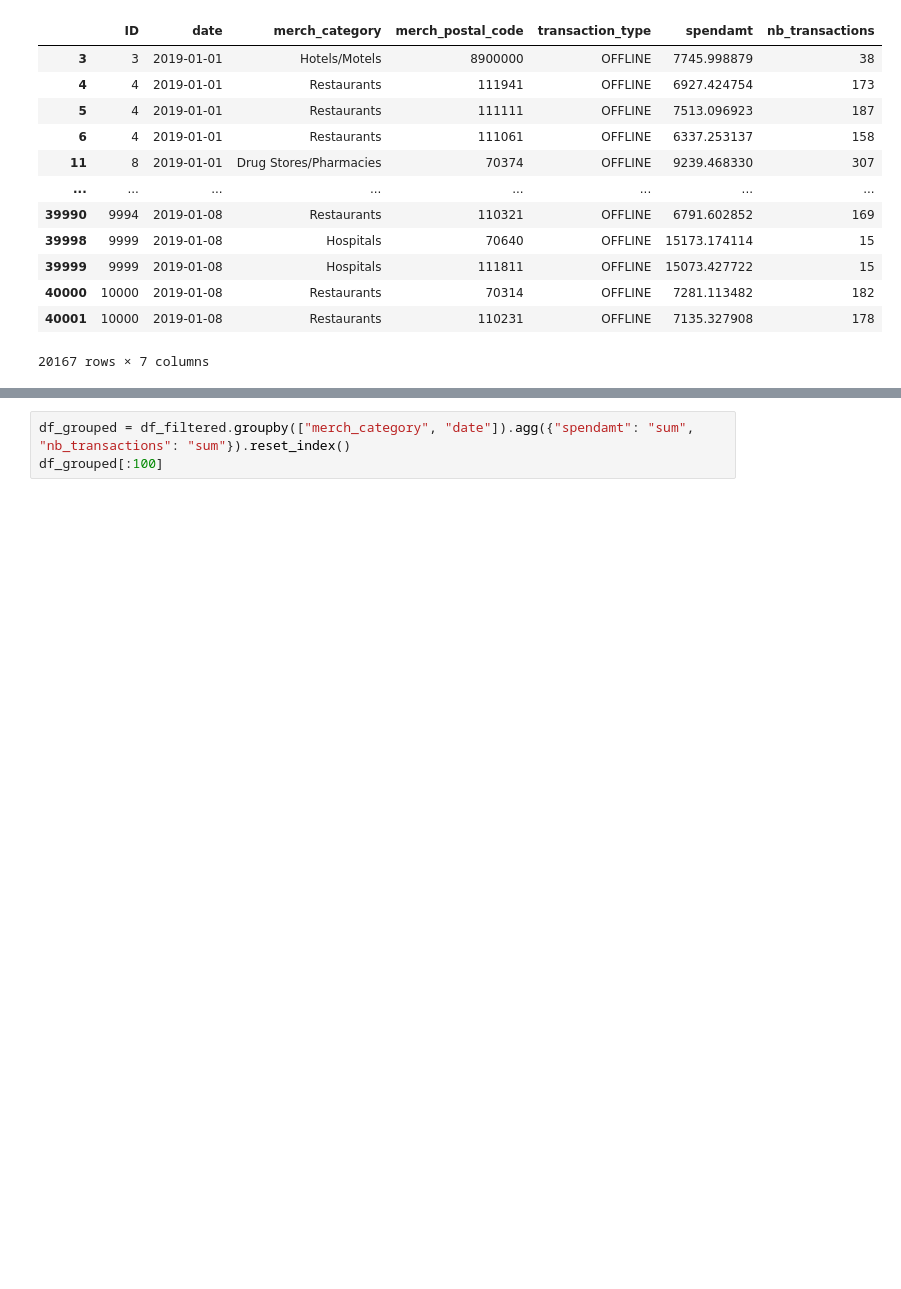
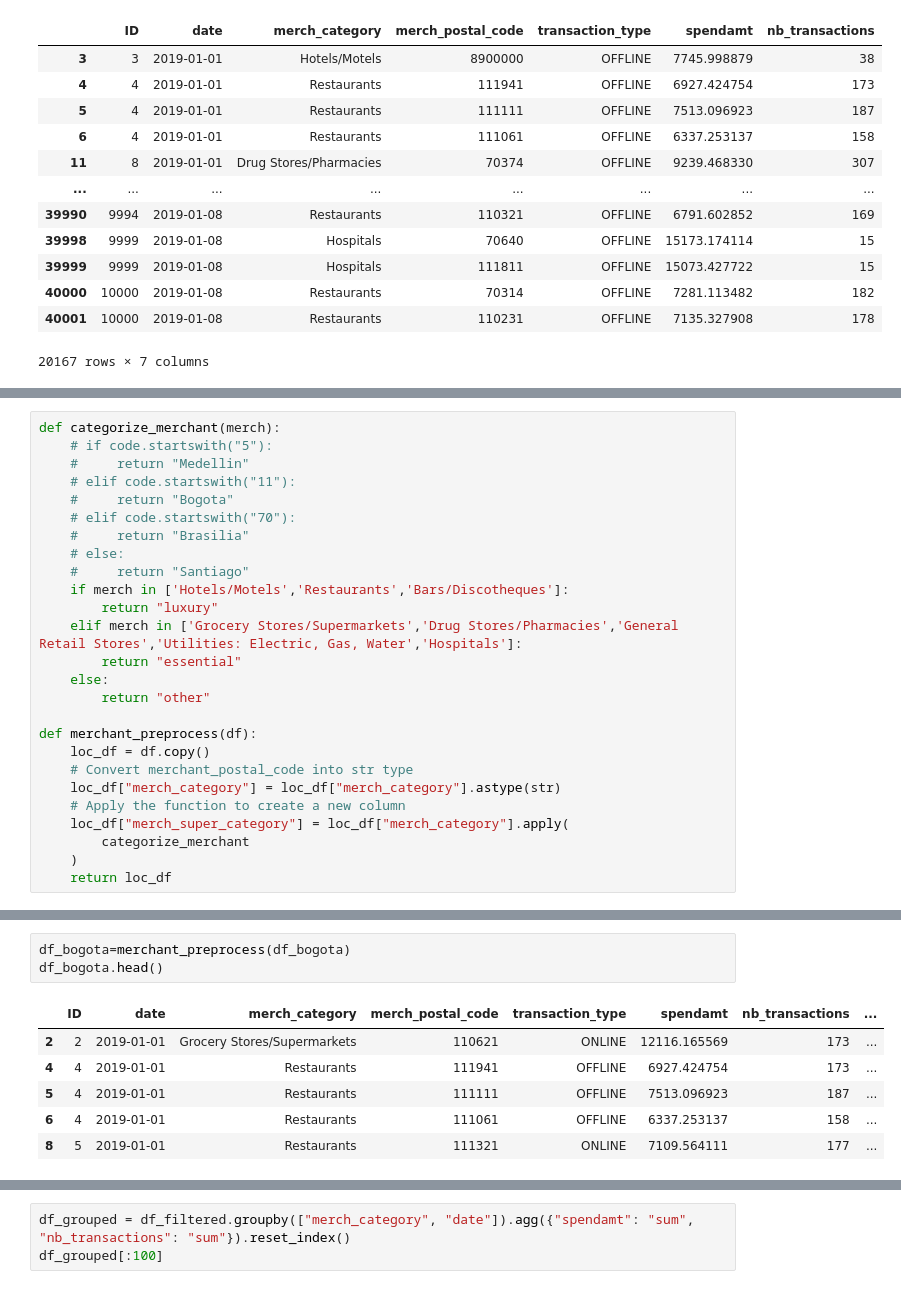
Before and after one commit to KnowledgeEdgeAI/PETs_for_Public_Health_Challenge, a Jupyter notebook: pet_milestone2.ipynb, the cells around one changed output, grey strips where cells are left out. Saved outputs shown, nothing was run; the diff lists cells and outputs as text; blank space fills up the shorter version.

```diff
--- a/pet_milestone2.ipynb
+++ b/pet_milestone2.ipynb
@@ -161,0 +208,26 @@ df_filtered
+# %%
+def categorize_merchant(merch):
+    # if code.startswith("5"):
+    #     return "Medellin"
+    # elif code.startswith("11"):
+    #     return "Bogota"
+    # elif code.startswith("70"):
+    #     return "Brasilia"
+    # else:
+    #     return "Santiago"
+    if merch in ['Hotels/Motels','Restaurants','Bars/Discotheques']:
+        return "luxury"
+    elif merch in ['Grocery Stores/Supermarkets','Drug Stores/Pharmacies','General Retail Stores','Utilities: Electric, Gas, Water','Hospitals']:
+        return "essential"
+    else:
+        return "other"
+
+def merchant_preprocess(df):
+    loc_df = df.copy()
+    # Convert merchant_postal_code into str type
+    loc_df["merch_category"] = loc_df["merch_category"].astype(str)
+    # Apply the function to create a new column
+    loc_df["merch_super_category"] = loc_df["merch_category"].apply(
+        categorize_merchant
+    )
+    return loc_df
@@ -161,0 +242,10 @@ df_filtered
+# %%
+df_bogota=merchant_preprocess(df_bogota)
+df_bogota.head()
+# %% [output]
+|  | ID | date | merch_category | merch_postal_code | transaction_type | spendamt | nb_transactions | ... |
+| 2 | 2 | 2019-01-01 | Grocery Stores/Supermarkets | 110621 | ONLINE | 12116.165569 | 173 | ... |
+| 4 | 4 | 2019-01-01 | Restaurants | 111941 | OFFLINE | 6927.424754 | 173 | ... |
+| 5 | 4 | 2019-01-01 | Restaurants | 111111 | OFFLINE | 7513.096923 | 187 | ... |
+| 6 | 4 | 2019-01-01 | Restaurants | 111061 | OFFLINE | 6337.253137 | 158 | ... |
+| 8 | 5 | 2019-01-01 | Restaurants | 111321 | ONLINE | 7109.564111 | 177 | ... |
```
Also changed, not shown: parts of 12 cells of this notebook, 1 other file.
